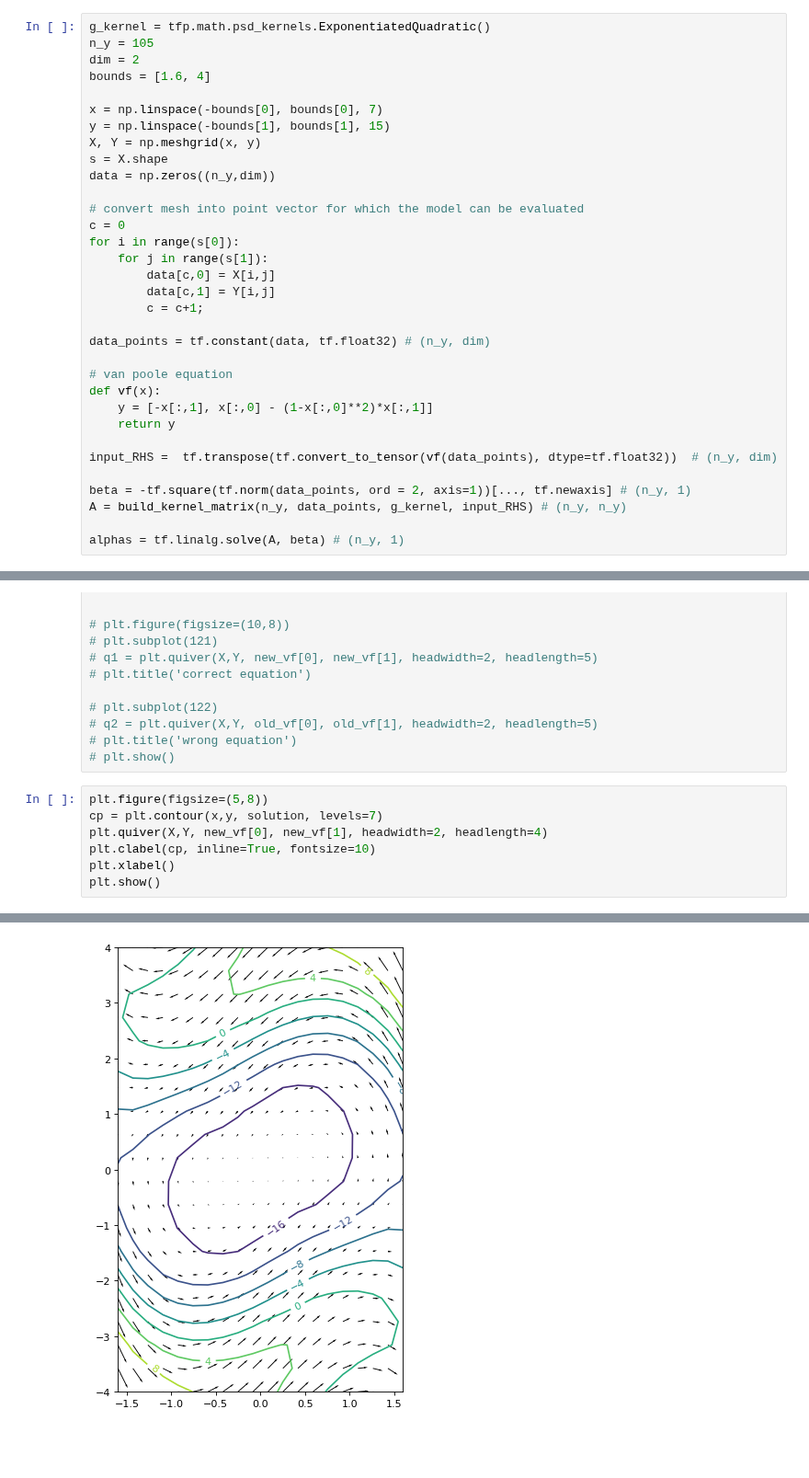
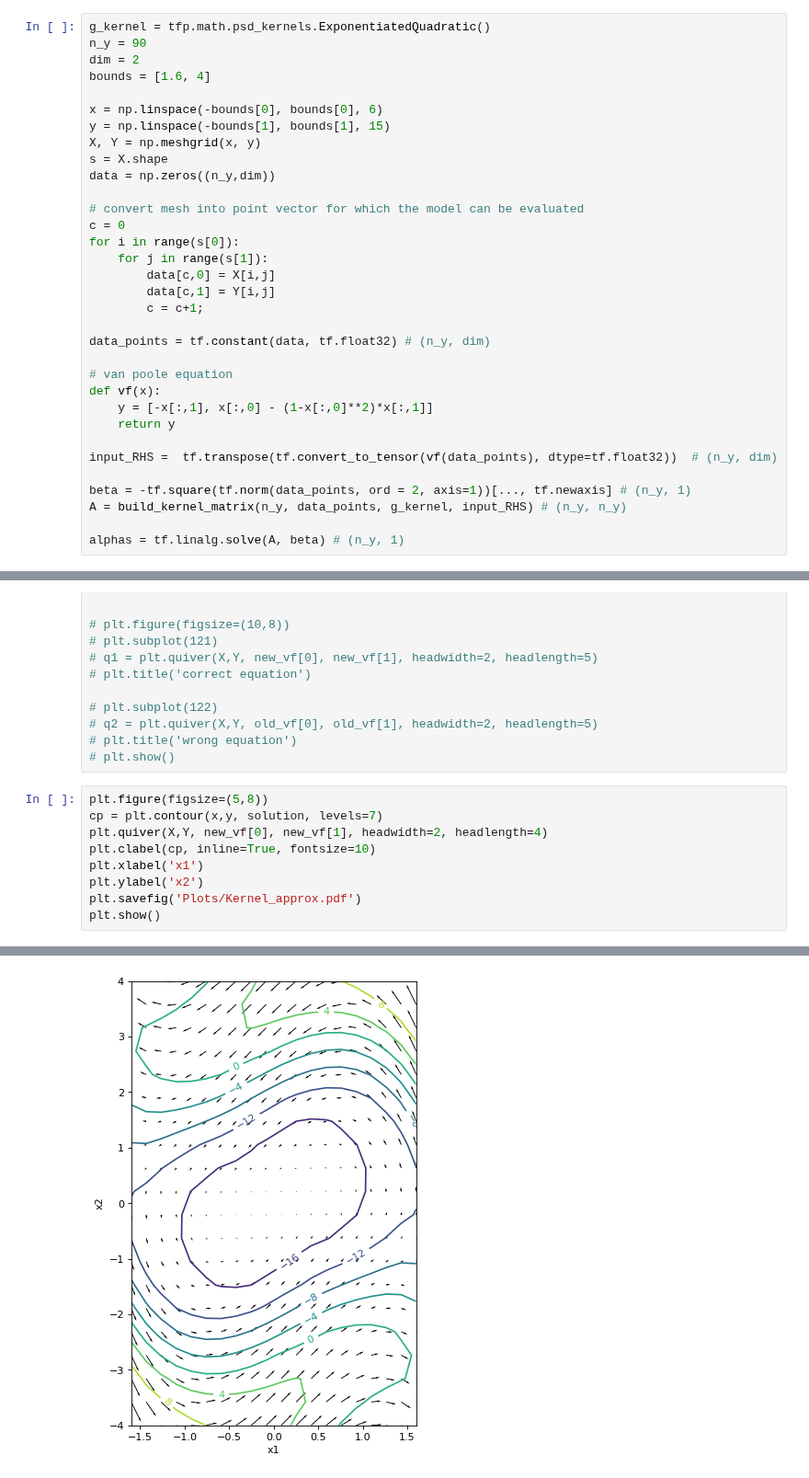
Before and after one commit to kyrxanthos/NN_dynamical_systems, a Jupyter notebook: Kernel_Lya4.ipynb, the cells around one changed output, grey strips where cells are left out. Shown at 92% size. Saved outputs shown, nothing was run; the diff lists cells and outputs as text; blank space fills up the shorter version.

```diff
--- a/Kernel_Lya4.ipynb
+++ b/Kernel_Lya4.ipynb
@@ -70,11 +70,11 @@ def build_lyapunov_function(xs, a, num_datapoints, input_datapoints, kernel_fn,
     return solution
 # %%
 g_kernel = tfp.math.psd_kernels.ExponentiatedQuadratic()
-n_y = 105
+n_y = 90
 dim = 2
 bounds = [1.6, 4]
 
-x = np.linspace(-bounds[0], bounds[0], 7)
+x = np.linspace(-bounds[0], bounds[0], 6)
 y = np.linspace(-bounds[1], bounds[1], 15)
 X, Y = np.meshgrid(x, y)
 s = X.shape
@@ -209,6 +207,8 @@ plt.figure(figsize=(5,8))
 cp = plt.contour(x,y, solution, levels=7)
 plt.quiver(X,Y, new_vf[0], new_vf[1], headwidth=2, headlength=4)
 plt.clabel(cp, inline=True, fontsize=10)
-plt.xlabel()
+plt.xlabel('x1')
+plt.ylabel('x2')
+plt.savefig('Plots/Kernel_approx.pdf')
 plt.show()
 # %% [output]
@@ -216 +215 @@ TypeError: xlabel() missing 1 required positional argument: 'xlabel'
-[figure, old version]
+[figure, new version]
```
Also changed, not shown: parts of 2 cells of this notebook, 12 other files.
